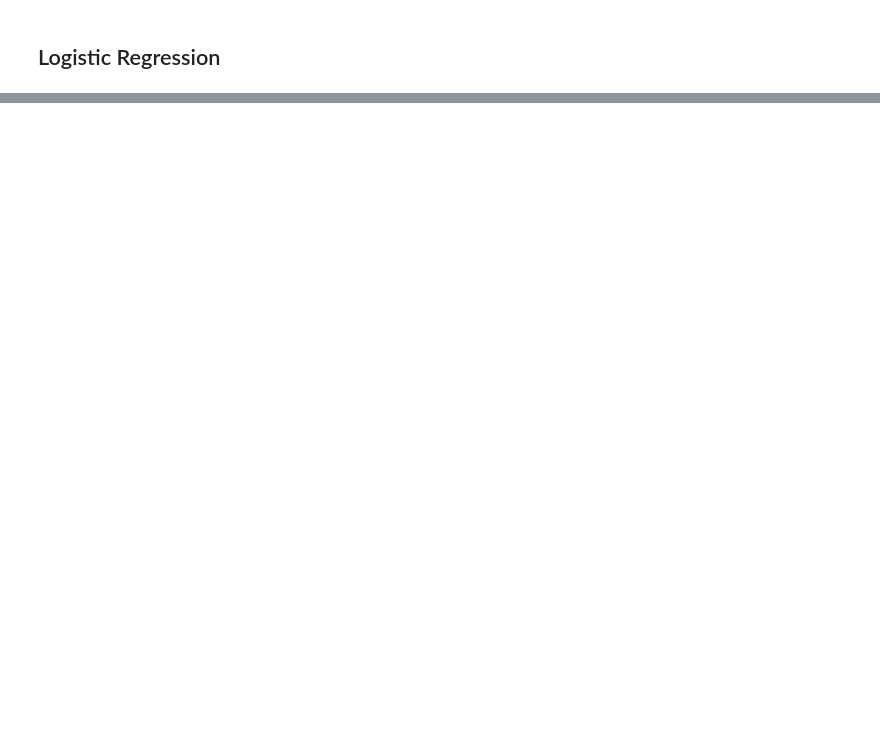
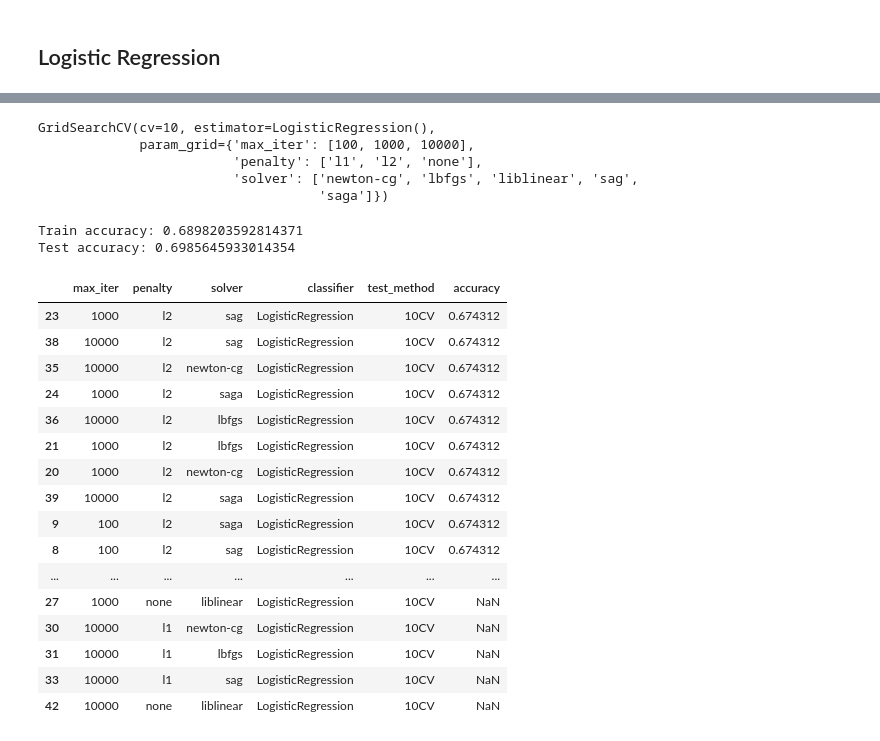
Before and after one commit to DuplexCard/F20DL-Natalia-G4, a Jupyter notebook: lab9.ipynb, the cells around one changed output, grey strips where cells are left out. Drawn from its saved outputs; the diff is of its cells as text; code cells hidden in the pictures; blank space fills up the shorter version.

```diff
--- a/lab9.ipynb
+++ b/lab9.ipynb
@@ -104,0 +126,48 @@ logistic_table
+# %%
+#batch size is not supported in SGDClassifier, can be done using partial_fit
+parameters = {
+    "max_iter": [100, 1000, 10000],
+    "penalty" : ["l1", "l2", "none"],
+    "solver": ["newton-cg", "lbfgs", "liblinear", "sag", "saga"]}
+
+log_regression = LogisticRegression()
+logistic_cv = GridSearchCV(log_regression, parameters, cv=10)
+logistic_cv.fit(X_train,y_train)
+# %% [output]
+GridSearchCV(cv=10, estimator=LogisticRegression(),
+             param_grid={'max_iter': [100, 1000, 10000],
+                         'penalty': ['l1', 'l2', 'none'],
+                         'solver': ['newton-cg', 'lbfgs', 'liblinear', 'sag',
+                                    'saga']})
+# %%
+print(f"Train accuracy: {logistic_cv.best_estimator_.score(X_train, y_train)}")
+print(f"Test accuracy: {logistic_cv.best_estimator_.score(X_test, y_test)}")
+# %% [output]
+Train accuracy: 0.6898203592814371
+Test accuracy: 0.6985645933014354
+# %%
+table = pd.DataFrame(logistic_cv.cv_results_["params"])
+table["classifier"] = "LogisticRegression"
+table["test_method"] = "10CV"
+table["accuracy"] = logistic_cv.cv_results_["mean_test_score"]
+table = table.sort_values(by=["accuracy"], ascending=False)
+
+table
+# %% [output]
+|  | max_iter | penalty | solver | classifier | test_method | accuracy |
+| 23 | 1000 | l2 | sag | LogisticRegression | 10CV | 0.674312 |
+| 38 | 10000 | l2 | sag | LogisticRegression | 10CV | 0.674312 |
+| 35 | 10000 | l2 | newton-cg | LogisticRegression | 10CV | 0.674312 |
+| 24 | 1000 | l2 | saga | LogisticRegression | 10CV | 0.674312 |
+| 36 | 10000 | l2 | lbfgs | LogisticRegression | 10CV | 0.674312 |
+| 21 | 1000 | l2 | lbfgs | LogisticRegression | 10CV | 0.674312 |
+| 20 | 1000 | l2 | newton-cg | LogisticRegression | 10CV | 0.674312 |
+| 39 | 10000 | l2 | saga | LogisticRegression | 10CV | 0.674312 |
+| 9 | 100 | l2 | saga | LogisticRegression | 10CV | 0.674312 |
+| 8 | 100 | l2 | sag | LogisticRegression | 10CV | 0.674312 |
+| ... | ... | ... | ... | ... | ... | ... |
+| 27 | 1000 | none | liblinear | LogisticRegression | 10CV | NaN |
+| 30 | 10000 | l1 | newton-cg | LogisticRegression | 10CV | NaN |
+| 31 | 10000 | l1 | lbfgs | LogisticRegression | 10CV | NaN |
+| 33 | 10000 | l1 | sag | LogisticRegression | 10CV | NaN |
+| 42 | 10000 | none | liblinear | LogisticRegression | 10CV | NaN |
```
Also changed, not shown: parts of 14 cells of this notebook, 1 other file.
